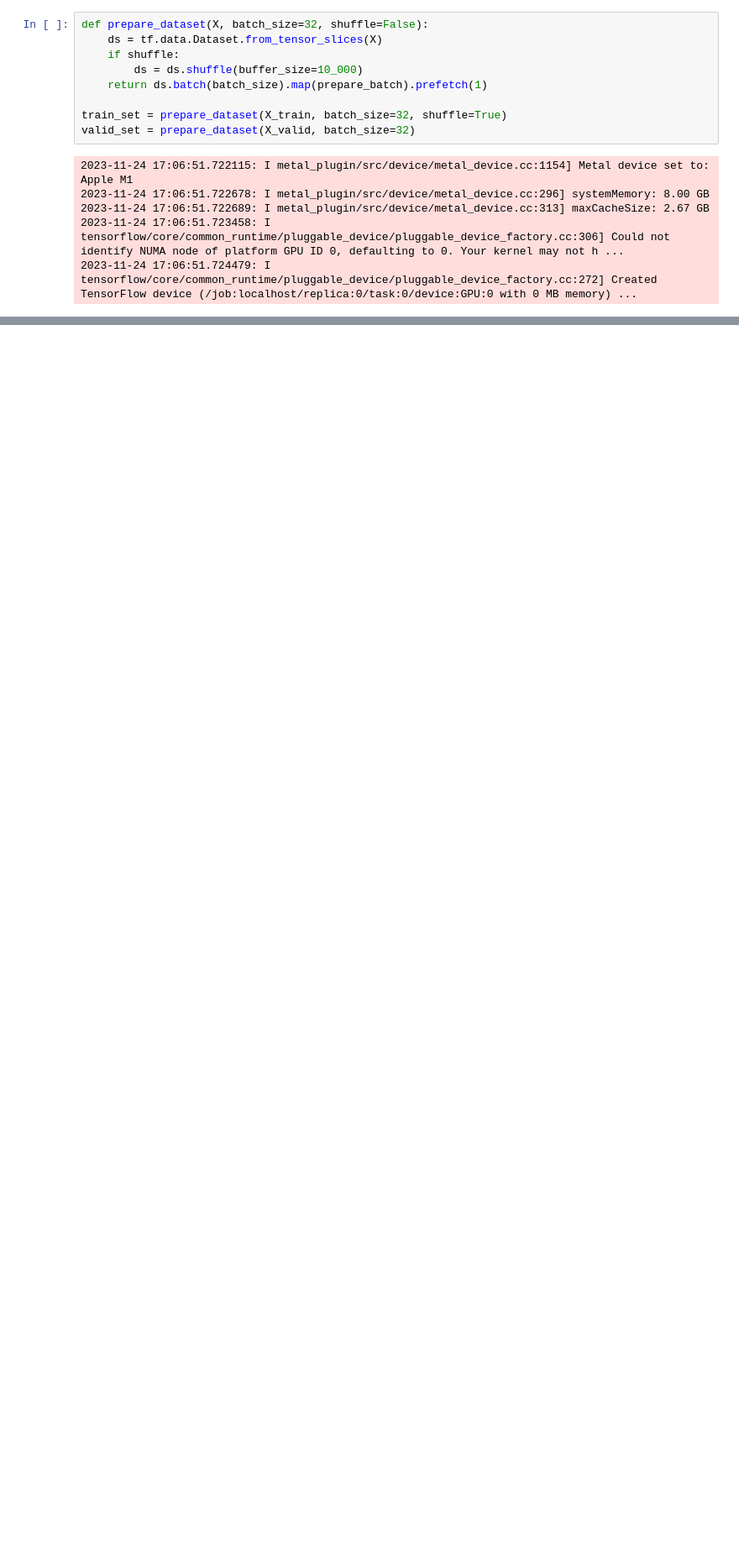
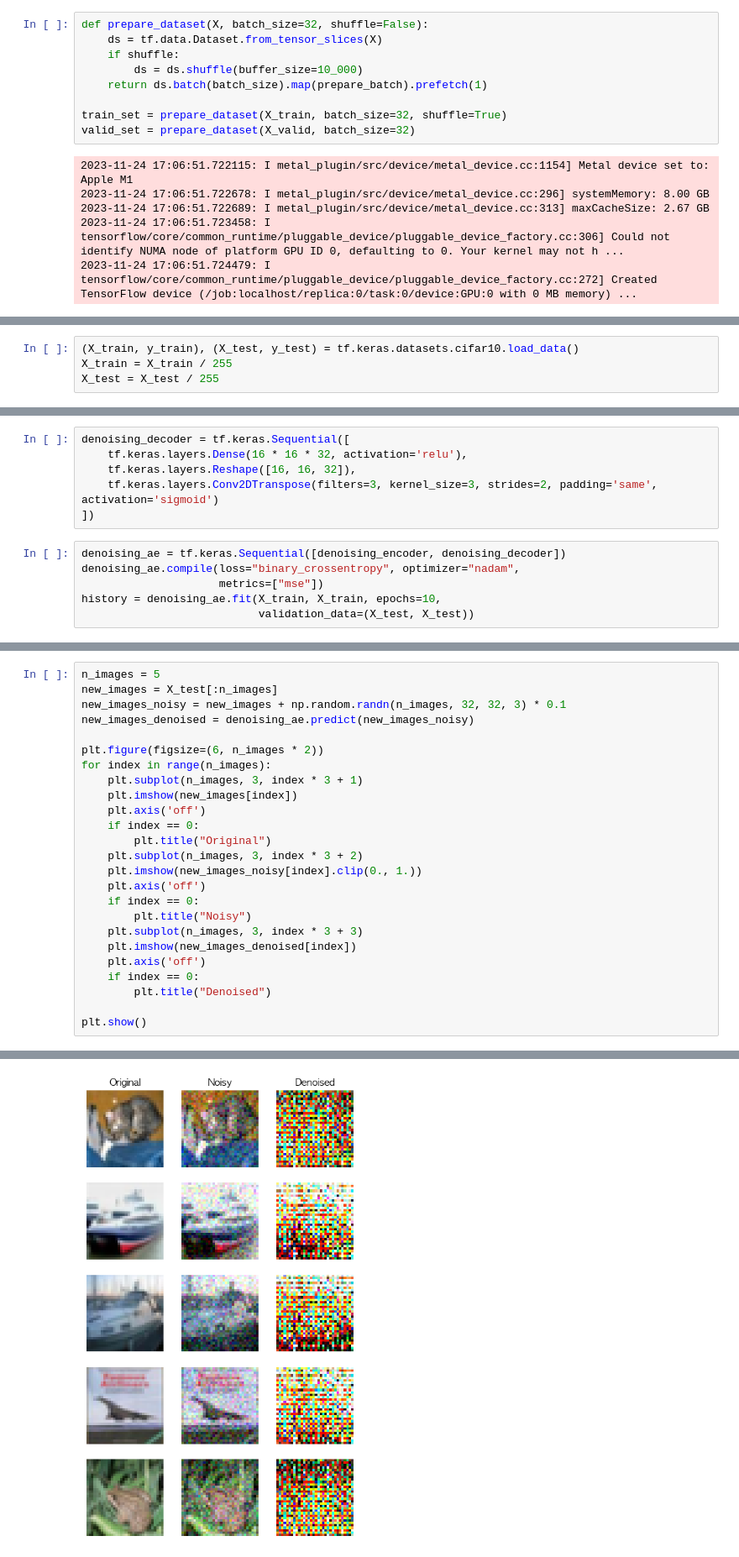
Before and after one commit to oneash98/HandsOnML, a Jupyter notebook: codes/17_autoencoders_gans_and_diffusion_models.ipynb, the cells around one changed output, grey strips where cells are left out. Shown at 84% size. Cells and saved outputs as stored; diff of their text form; blank space fills up the shorter version.

```diff
--- a/codes/17_autoencoders_gans_and_diffusion_models.ipynb
+++ b/codes/17_autoencoders_gans_and_diffusion_models.ipynb
@@ -344,0 +349,4 @@ valid_set = prepare_dataset(X_valid, batch_size=32)
+# %%
+(X_train, y_train), (X_test, y_test) = tf.keras.datasets.cifar10.load_data()
+X_train = X_train / 255
+X_test = X_test / 255
@@ -344,0 +369,12 @@ valid_set = prepare_dataset(X_valid, batch_size=32)
+# %%
+denoising_decoder = tf.keras.Sequential([
+    tf.keras.layers.Dense(16 * 16 * 32, activation='relu'),
+    tf.keras.layers.Reshape([16, 16, 32]),
+    tf.keras.layers.Conv2DTranspose(filters=3, kernel_size=3, strides=2, padding='same', activation='sigmoid')
+])
+# %%
+denoising_ae = tf.keras.Sequential([denoising_encoder, denoising_decoder])
+denoising_ae.compile(loss="binary_crossentropy", optimizer="nadam",
+                     metrics=["mse"])
+history = denoising_ae.fit(X_train, X_train, epochs=10,
+                           validation_data=(X_test, X_test))
@@ -344,0 +403,26 @@ valid_set = prepare_dataset(X_valid, batch_size=32)
+# %%
+n_images = 5
+new_images = X_test[:n_images]
+new_images_noisy = new_images + np.random.randn(n_images, 32, 32, 3) * 0.1
+new_images_denoised = denoising_ae.predict(new_images_noisy)
+
+plt.figure(figsize=(6, n_images * 2))
+for index in range(n_images):
+    plt.subplot(n_images, 3, index * 3 + 1)
+    plt.imshow(new_images[index])
+    plt.axis('off')
+    if index == 0:
+        plt.title("Original")
+    plt.subplot(n_images, 3, index * 3 + 2)
+    plt.imshow(new_images_noisy[index].clip(0., 1.))
+    plt.axis('off')
+    if index == 0:
+        plt.title("Noisy")
+    plt.subplot(n_images, 3, index * 3 + 3)
+    plt.imshow(new_images_denoised[index])
+    plt.axis('off')
+    if index == 0:
+        plt.title("Denoised")
+
+plt.show()
+# %% [output]
@@ -344,0 +430 @@ valid_set = prepare_dataset(X_valid, batch_size=32)
+[figure, added]
```
Also changed, not shown: parts of 5 cells of this notebook.
